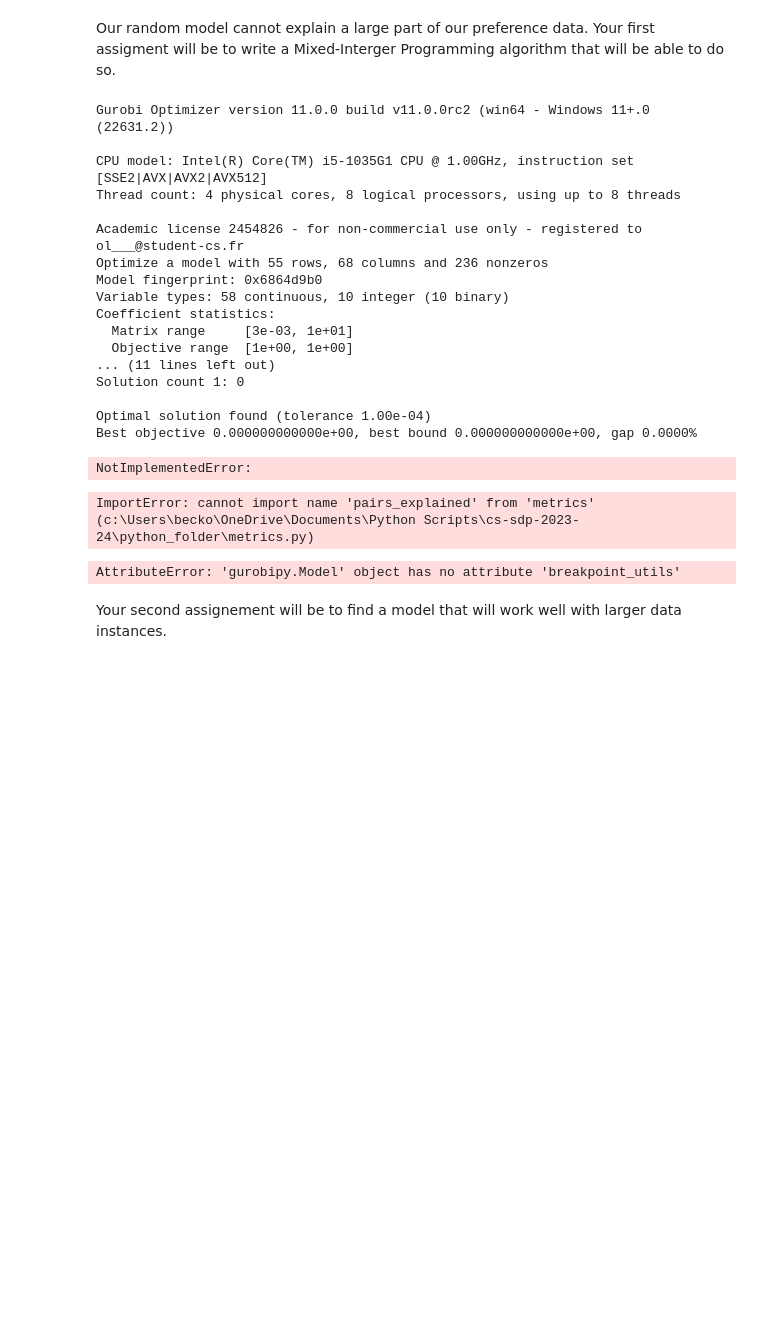
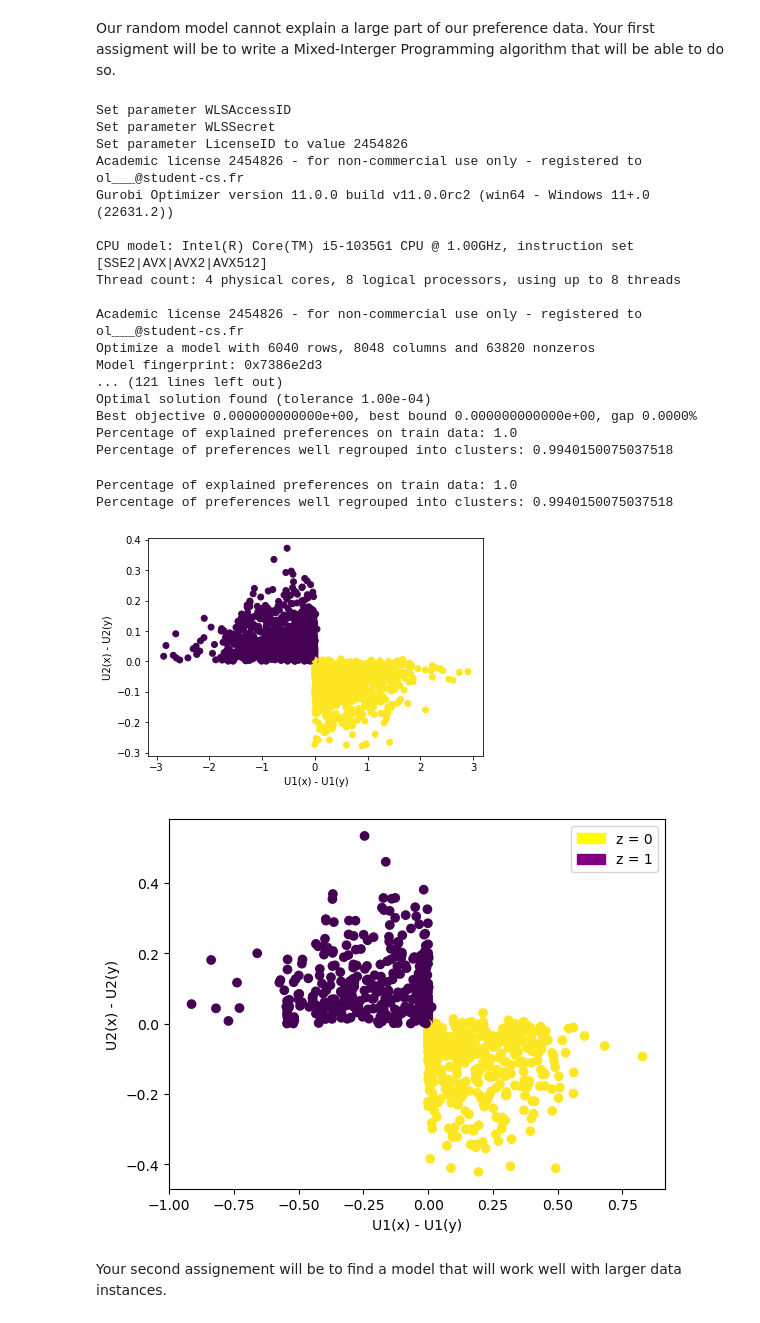
Before and after one commit to maximejpg/cs-sdp-2023-24, a Jupyter notebook: python_folder/example.ipynb, the cells around one changed output. Drawn from its saved outputs; the diff is of its cells as text; code cells hidden in the pictures; blank space fills up the shorter version.

```diff
--- a/python_folder/example.ipynb
+++ b/python_folder/example.ipynb
@@ -124,9 +124,6 @@ plt.show()
 [figure]
 # %% [markdown]
 Our random model cannot explain a large part of our preference data. Your first assigment will be to write a Mixed-Interger Programming algorithm that will be able to do so.
-# %%
-X=X[:5]
-Y=Y[:5]
 # %%
 
 from models import TwoClustersMIP
@@ -142,58 +139,47 @@ pairs_explained_metric = PairsExplained()
 print("Percentage of explained preferences on train data:", pairs_explained_metric.from_model(model, X, Y))
 
 cluster_intersection_metric = ClusterIntersection()
-print("Percentage of preferences well regrouped into clusters:", cluster_intersection_metric.from_model(model, X, Y, Z))
+print("Percentage of preferences well regrouped into clusters:", cluster_intersection_metric.from_model(model, X, Y,Z))
 # %% [output]
+Set parameter WLSAccessID
+Set parameter WLSSecret
+Set parameter LicenseID to value 2454826
+Academic license 2454826 - for non-commercial use only - registered to ol___@student-cs.fr
 Gurobi Optimizer version 11.0.0 build v11.0.0rc2 (win64 - Windows 11+.0 (22631.2))
 
 CPU model: Intel(R) Core(TM) i5-1035G1 CPU @ 1.00GHz, instruction set [SSE2|AVX|AVX2|AVX512]
 Thread count: 4 physical cores, 8 logical processors, using up to 8 threads
 
 Academic license 2454826 - for non-commercial use only - registered to ol___@student-cs.fr
-Optimize a model with 55 rows, 68 columns and 236 nonzeros
-Model fingerprint: 0x6864d9b0
-Variable types: 58 continuous, 10 integer (10 binary)
-Coefficient statistics:
-  Matrix range     [3e-03, 1e+01]
-  Objective range  [1e+00, 1e+00]
-... (11 lines left out)
-Solution count 1: 0
-
+Optimize a model with 6040 rows, 8048 columns and 63820 nonzeros
+Model fingerprint: 0x7386e2d3
+... (121 lines left out)
 Optimal solution found (tolerance 1.00e-04)
 Best objective 0.000000000000e+00, best bound 0.000000000000e+00, gap 0.0000%
+Percentage of explained preferences on train data: 1.0
+Percentage of preferences well regrouped into clusters: 0.9940150075037518
-NotImplementedError:
 # %%
-from metrics import PairsExplained, ClusterIntersection
-
 pairs_explained_metric = PairsExplained()
 print("Percentage of explained preferences on train data:", pairs_explained_metric.from_model(model, X, Y))
 
 cluster_intersection_metric = ClusterIntersection()
-print("Percentage of preferences well regrouped into clusters:", cluster_intersection_metric.from_model(model, X, Y, Z))
+print("Percentage of preferences well regrouped into clusters:", cluster_intersection_metric.from_model(model, X, Y,Z))
 # %% [output]
-ImportError: cannot import name 'pairs_explained' from 'metrics' (c:\Users\becko\OneDrive\Documents\Python Scripts\cs-sdp-2023-24\python_folder\metrics.py)
+Percentage of explained preferences on train data: 1.0
+Percentage of preferences well regrouped into clusters: 0.9940150075037518
-# %%
-from metrics import PairsExplained, ClusterIntersection
-
-pairs_explained_metric = PairsExplained()
-print("Percentage of explained preferences on train data:", pairs_explained_metric.from_model(model, X, Y))
-
-cluster_intersection_metric = ClusterIntersection()
-print("Percentage of preferences well regrouped into clusters:", cluster_intersection_metric.from_model(model, X, Y, Z))
-# %% [output]
-AttributeError: 'gurobipy.Model' object has no attribute 'breakpoint_utils'
 # %%
-# As an example here are the results obtained with:
-""" # Uncomment the code to check your results
+
 plt.figure()
 plt.scatter(model.predict_utility(X)[:, 0]-model.predict_utility(Y)[:, 0],
             model.predict_utility(X)[:, 1]-model.predict_utility(Y)[:, 1], c=Z)
 plt.xlabel("U1(x) - U1(y)")
 plt.ylabel("U2(x) - U2(y)")
 plt.show()
-"""
-# Here is how it should look like
+
 from IPython.display import Image
 Image("../images/MIP_results_example.png")
+# %% [output]
+[figure, added]
+[figure, added]
 # %% [markdown]
 Your second assignement will be to find a model that will work well with larger data instances.
```
